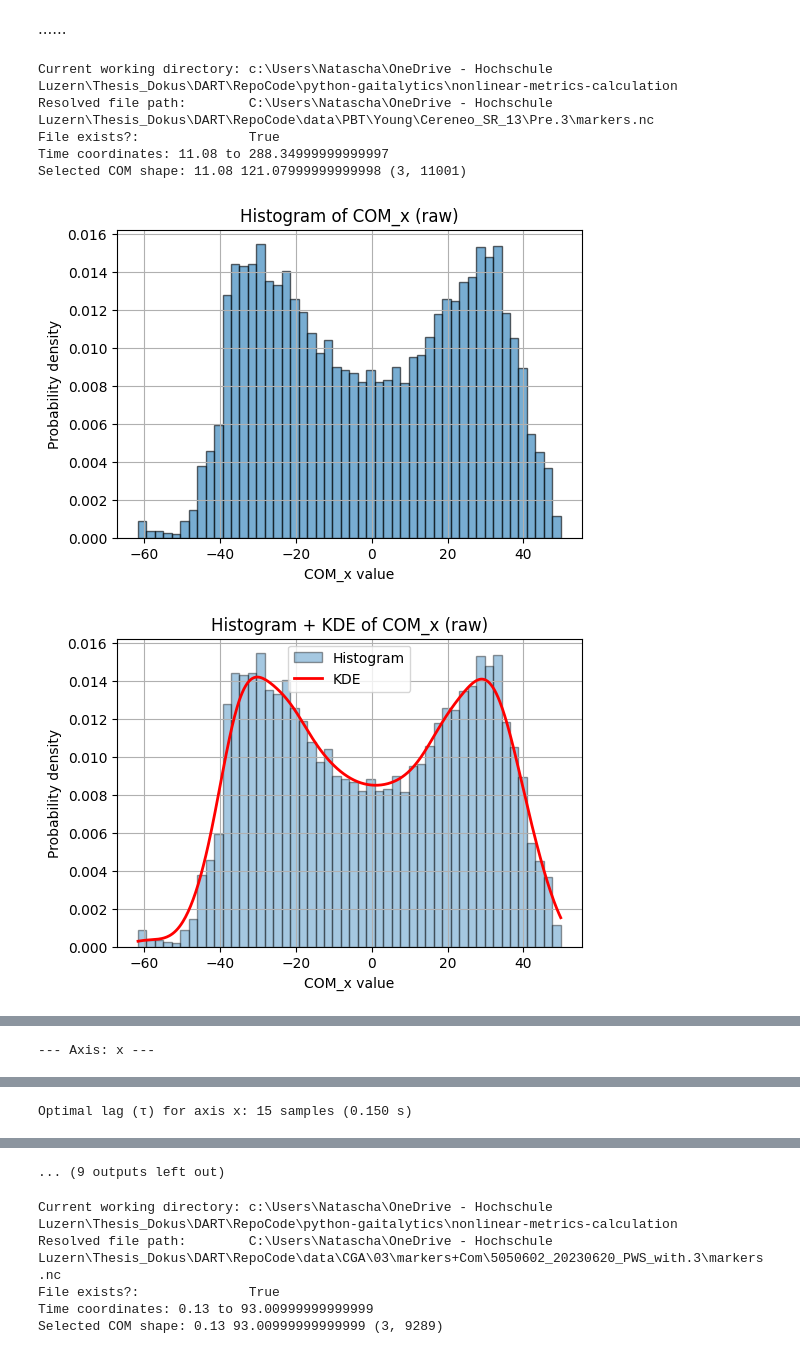
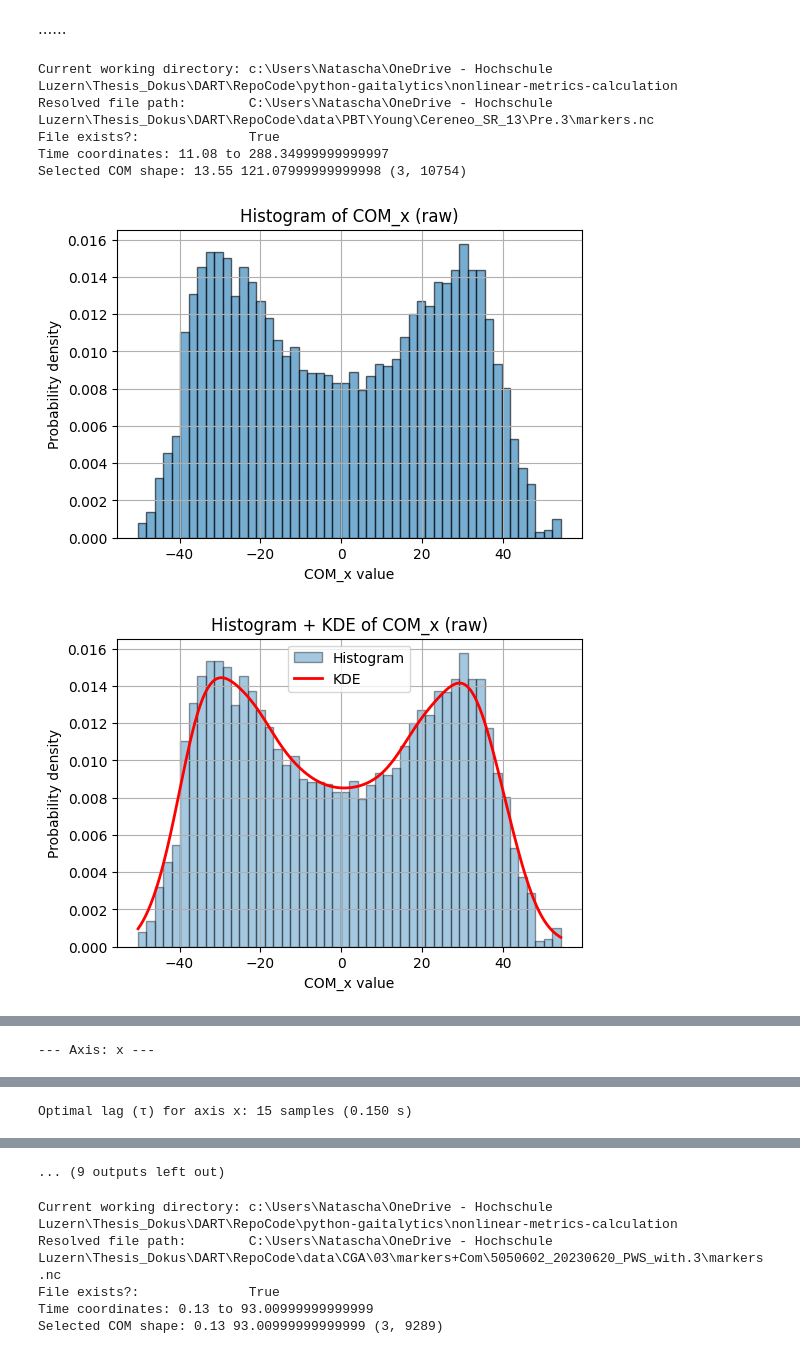
Before and after one commit to DART-Lab-LLUI/python-gaitalytics, a Jupyter notebook: nonlinear-metrics-calculation/lyapunov_wS.ipynb, the cells around one changed output, grey strips where cells are left out. Cells and saved outputs as stored; diff of their text form; code cells hidden in the pictures.

```diff
--- a/nonlinear-metrics-calculation/lyapunov_wS.ipynb
+++ b/nonlinear-metrics-calculation/lyapunov_wS.ipynb
@@ -886,7 +886,7 @@ def compute_lyapunov_exponent(ts: np.ndarray, emb_dim: int, lag: int,
     plt.figure()
     plt.plot(centers, means, 'o-')
     plt.axvline(0.1, color='r', linestyle='--', label='0.1 s')
-    plt.axvline(0.5, color='r', linestyle='--', label='0.5 s')
+    plt.axvline(1.5, color='r', linestyle='--', label='0.5 s')
     plt.xlabel('Time (s)')
     plt.ylabel('Average ln(distance)')
     plt.title('Divergence curve')
@@ -895,7 +895,7 @@ def compute_lyapunov_exponent(ts: np.ndarray, emb_dim: int, lag: int,
     plt.show()
 
     # Fit only over 0.1–0.5 s
-    fit_mask = (centers >= 0.1) & (centers <= 0.5)
+    fit_mask = (centers >= 0.1) & (centers <= 1.5)
     if fit_mask.sum() < 2:
         return np.nan
 
@@ -918,7 +918,7 @@ def main():
     com = da.sel(channel="COM")
     time = com.coords["time"].values
     print("Time coordinates:", time[0], "to", time[-1])
-    start_time = time[0]
+    start_time = time[247]
     end_time = time[11000]
     com = com.sel(time=slice(start_time, end_time))  # select first 50 time points
     print("Selected COM shape:", start_time, end_time, com.shape)
@@ -995,33 +995,33 @@ def main():
 
         # 4) Plot FNN% vs. embedding dimension
         plt.figure()
         plt.plot(dims, fnn_perc, "-o", label=f"Axis {axis}")
         plt.axhline(fnn_threshold, linestyle="--", color="k", label="20% Threshold")
         plt.xlabel("Embedding dimension (m)")
         plt.ylabel("False Nearest Neighbors (%)")
         plt.title(f"FNN% vs. m for axis {axis} (lag={lag})")
         plt.grid(True)
         plt.legend()
         plt.show()
 
         # 5) Find axis-specific embedding dimension
         dim = optimal_embedding_dimension(
             ts, lag, max_dim=max_dim, rtol=rtol
         )
         print(f"Optimal embedding dimension (m) for axis {axis}: {dim}")
 
         # 6) Compute Lyapunov exponent for this axis
         lyap = compute_lyapunov_exponent(ts, emb_dim=dim, lag=lag, fs=fs, max_time=max_time)
         print(f"Lyapunov exponent (λ*) for axis {axis}: {lyap:.4f} 1/s")
 
 
 if __name__ == "__main__":
     main()
 # %% [output]
 Current working directory: c:\Users\Natascha\OneDrive - Hochschule Luzern\Thesis_Dokus\DART\RepoCode\python-gaitalytics\nonlinear-metrics-calculation
 Resolved file path:        C:\Users\Natascha\OneDrive - Hochschule Luzern\Thesis_Dokus\DART\RepoCode\data\PBT\Young\Cereneo_SR_13\Pre.3\markers.nc
 File exists?:              True
 Time coordinates: 11.08 to 288.34999999999997
-Selected COM shape: 11.08 121.07999999999998 (3, 11001)
+Selected COM shape: 13.55 121.07999999999998 (3, 10754)
-[figure, old version]
+[figure, new version]
-[figure, old version]
+[figure, new version]
```
Also changed, not shown: parts of 1 cell of this notebook, 2 other files.
